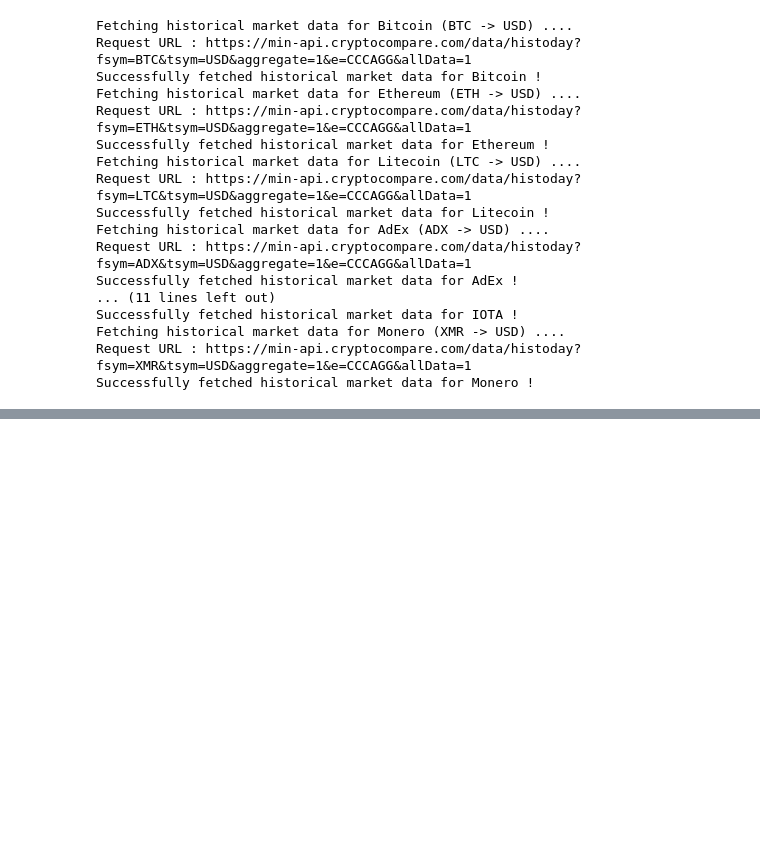
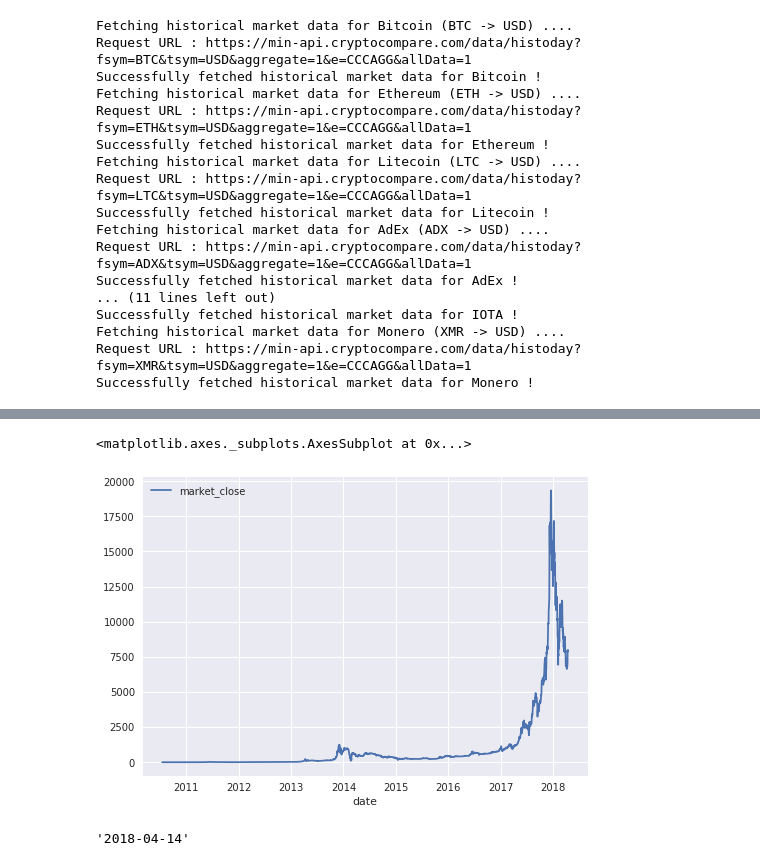
Before and after one commit to blazy2k9/anaconda-notebook, a Jupyter notebook: src/notebooks/CurrencyAnalysis.ipynb, the cells around one changed output, grey strips where cells are left out. Drawn from its saved outputs; the diff is of its cells as text; code cells hidden in the pictures; blank space fills up the shorter version.

```diff
--- a/src/notebooks/CurrencyAnalysis.ipynb
+++ b/src/notebooks/CurrencyAnalysis.ipynb
@@ -6,3 +1,18 @@ import time
+# %%
+import pandas as pd
+import numpy as np
+from sklearn.metrics import mean_squared_error
+from fbprophet import Prophet
+from fbprophet.diagnostics import cross_validation
+
+
+%matplotlib inline
+import matplotlib.pyplot as plt
+plt.style.use('seaborn')
+
+import requests
+import time
+import datetime
 # %%
 CURRENCIES = {
     'Bitcoin' : 'BTC',
@@ -100,0 +111,10 @@ df.shape
+# %%
+df[['market_close']].plot()
+# %% [output]
+<matplotlib.axes._subplots.AxesSubplot at 0x...>
+[figure, added]
+# %%
+current_date = datetime.datetime.now().strftime("%Y-%m-%d")
+current_date
+# %% [output]
+'2018-04-14'
```
Also changed, not shown: parts of 27 cells of this notebook.
